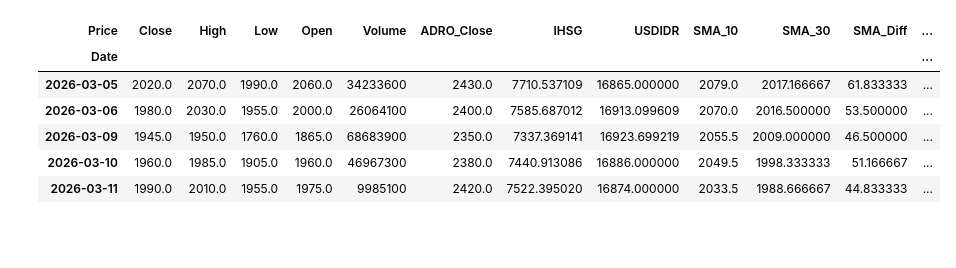
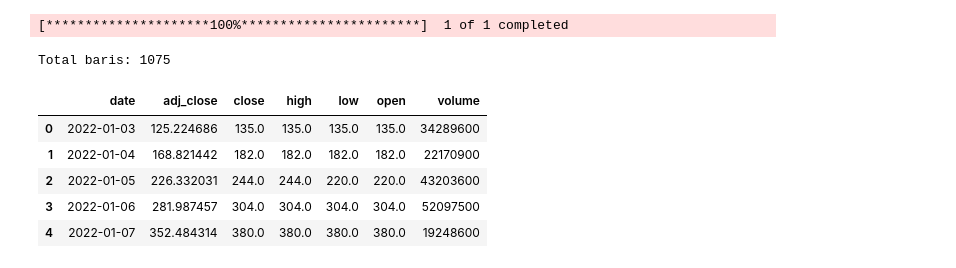
Before and after one commit to NatanaelVineDjapri/admr-stock-prediction, a Jupyter notebook: main.ipynb, the cells around one changed output. Cells and saved outputs as stored; diff of their text form; code cells hidden in the pictures; blank space fills up the shorter version.

Commit message:
update admr stock prediction #1

```diff
--- a/main.ipynb
+++ b/main.ipynb
@@ -11,14 +31,4 @@ from sklearn.metrics import accuracy_score, classification_report
 # %%
-print("Downloading stock data for ADMR.JK...")
-df = yf.download('ADMR.JK', start='2022-01-01')
-
-if isinstance(df.columns, pd. MultiIndex):
-    df.columns = df.columns.droplevel(1)
-
-tgl_awal = df.index.min()
-tgl_akhir = df.index.max() + pd.Timedelta(days=1)
-
-df['ADRO_Close'] = yf.download('ADRO.JK', start=tgl_awal, end=tgl_akhir)['Close']
-df['IHSG'] = yf.download('^JKSE', start=tgl_awal, end=tgl_akhir)['Close']
-df['USDIDR'] = yf.download('IDR=X', start=tgl_awal, end=tgl_akhir)['Close']
-df.head()
+TICKER = "ADMR.JK"
+START_DATE = "2021-01-01"
+END_DATE = datetime.today().strftime("%Y-%m-%d")
@@ -38,43 +35,27 @@ Downloading stock data for ADMR.JK...
 # %%
-df['SMA_10'] = df['Close'].rolling(window=10).mean()
-df['SMA_30'] = df['Close'].rolling(window=30).mean()
+def fetch_ohlcv(ticker: str = TICKER, start: str = START_DATE, end: str = END_DATE) -> pd.DataFrame:
+    df = yf.download(ticker, start=start, end=end, interval="1d", auto_adjust=False)
 
-df['SMA_Diff'] = df['SMA_10'] - df['SMA_30'] # Calculate the difference between the two SMAs for uptrend and downtrend identification
+    if isinstance(df.columns, pd.MultiIndex):
+        df.columns = [c[0] for c in df.columns]
 
-df['RSI'] = ta.momentum.rsi(df['Close'], window=14)
+    df = df.reset_index()
+    df = df.rename(columns={
+        "Date": "date", "Open": "open", "High": "high",
+        "Low": "low", "Close": "close", "Adj Close": "adj_close", "Volume": "volume"
+    })
+    return df
 
-macd_obj = ta.trend.MACD(df['Close'], window_fast=12, window_slow=26, window_sign=9)
-df['MACD'] = macd_obj.macd() #blue line
-df['MACD_Signal'] = macd_obj.macd_signal() #orange line
-df['MACD_Diff'] = macd_obj.macd_diff() #bar chart
-
-#Trailing Support and Resistance
-# df['Support'] = df['Low'].rolling(window=14).min().shift(1)
-# df['Resistance'] = df['High'].rolling(window=14).max().shift(1)
-# df['Dist_to_Support'] = df['Close'] - df['Support']
-# df['Dist_to_Resistance'] = df['Resistance'] - df['Close']
-
-#V-Shape/Support statis
-is_lembah = ( #Requirement: Low Price 2 days ago is lowest  among 2 days ago and 2 days later
-    (df['Low'].shift(2) < df['Low'].shift(3)) & # Low than 3 days ago
-    (df['Low'].shift(2) < df['Low'].shift(4)) & # Low than 4 days ago
-    (df['Low'].shift(2) < df['Low'].shift(1)) & # Low than 1 day ago
-    (df['Low'].shift(2) < df['Low'])            # Low than today
-)
-df['Support_Lembah'] = np.nan
-df.loc[is_lembah, 'Support_Lembah'] = df['Low'].shift(2) # Assign the low price from 2 days ago to 'Support_Lembah' if the condition is met
-
-df['Support_Lembah'] = df['Support_Lembah'].ffill()
-df['Dist_to_Lembah'] = df['Close'] - df['Support_Lembah']
-df.ffill(inplace=True)
-df.tail()
-# df[['Close', 'Low', 'Support_Lembah', 'Dist_to_Lembah']].tail(15)
+df = fetch_ohlcv()
+print(f"Total baris: {len(df)}")
+df.head()
 # %% [output]
+[*********************100%***********************]  1 of 1 completed
+Total baris: 1075
-| Price | Close | High | Low | Open | Volume | ADRO_Close | IHSG | USDIDR | SMA_10 | SMA_30 | SMA_Diff | ... |
-| Date |  |  |  |  |  |  |  |  |  |  |  | ... |
-| 2026-03-05 | 2020.0 | 2070.0 | 1990.0 | 2060.0 | 34233600 | 2430.0 | 7710.537109 | 16865.000000 | 2079.0 | 2017.166667 | 61.833333 | ... |
-| 2026-03-06 | 1980.0 | 2030.0 | 1955.0 | 2000.0 | 26064100 | 2400.0 | 7585.687012 | 16913.099609 | 2070.0 | 2016.500000 | 53.500000 | ... |
-| 2026-03-09 | 1945.0 | 1950.0 | 1760.0 | 1865.0 | 68683900 | 2350.0 | 7337.369141 | 16923.699219 | 2055.5 | 2009.000000 | 46.500000 | ... |
-| 2026-03-10 | 1960.0 | 1985.0 | 1905.0 | 1960.0 | 46967300 | 2380.0 | 7440.913086 | 16886.000000 | 2049.5 | 1998.333333 | 51.166667 | ... |
-| 2026-03-11 | 1990.0 | 2010.0 | 1955.0 | 1975.0 | 9985100 | 2420.0 | 7522.395020 | 16874.000000 | 2033.5 | 1988.666667 | 44.833333 | ... |
+|  | date | adj_close | close | high | low | open | volume |
+| 0 | 2022-01-03 | 125.224686 | 135.0 | 135.0 | 135.0 | 135.0 | 34289600 |
+| 1 | 2022-01-04 | 168.821442 | 182.0 | 182.0 | 182.0 | 182.0 | 22170900 |
+| 2 | 2022-01-05 | 226.332031 | 244.0 | 244.0 | 220.0 | 220.0 | 43203600 |
+| 3 | 2022-01-06 | 281.987457 | 304.0 | 304.0 | 304.0 | 304.0 | 52097500 |
+| 4 | 2022-01-07 | 352.484314 | 380.0 | 380.0 | 380.0 | 380.0 | 19248600 |
 # %%
```
Also changed, not shown: parts of 40 cells of this notebook, 1 other file.
